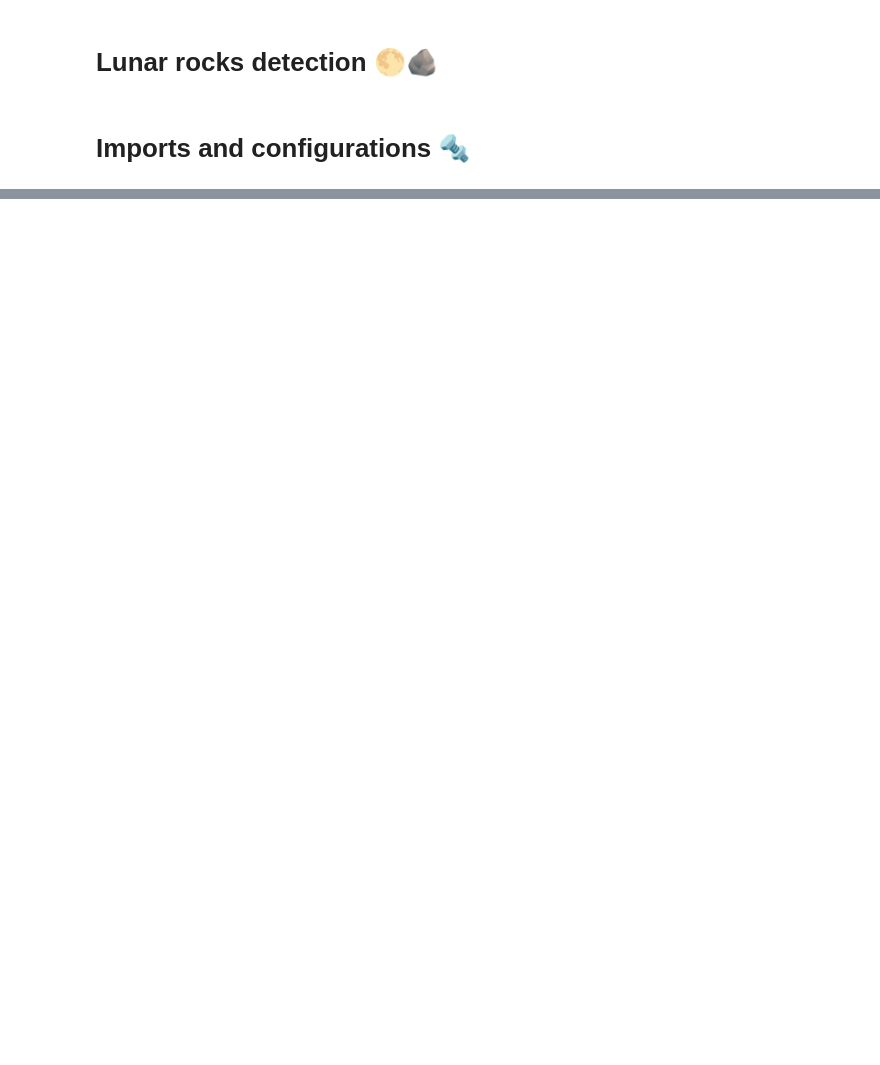
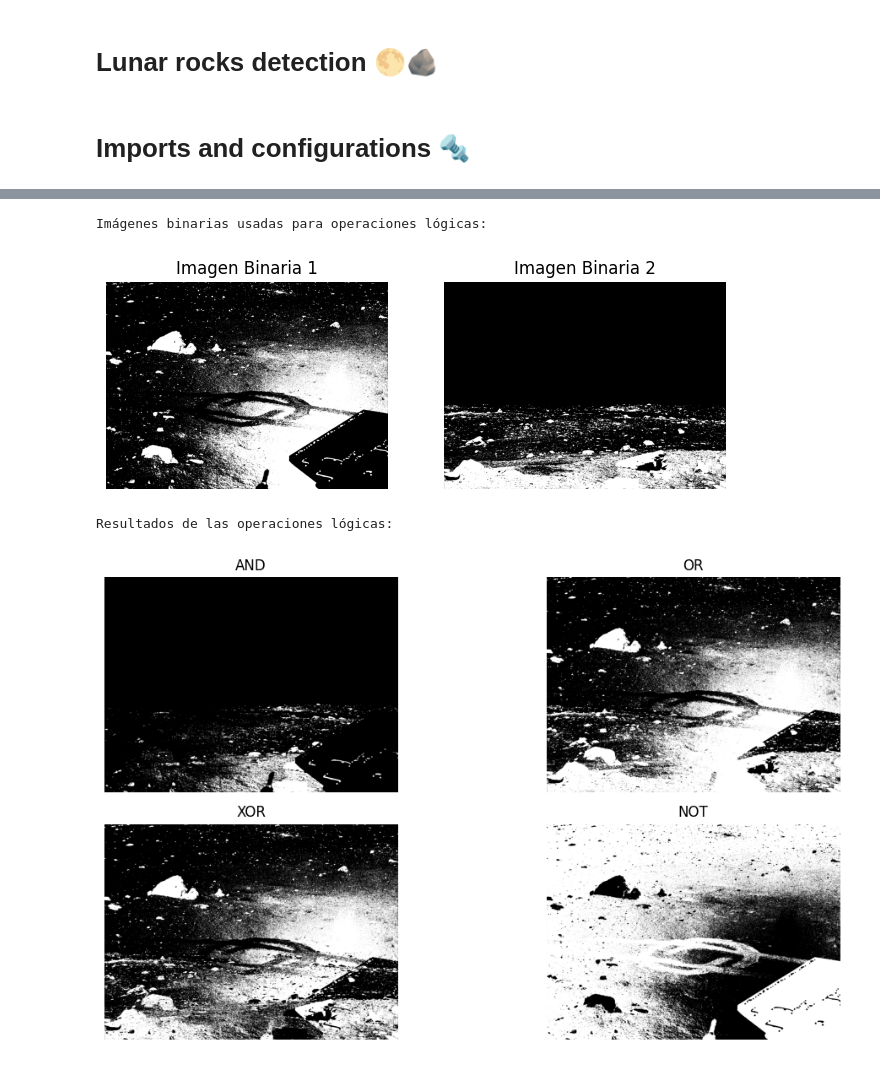
Before and after one commit to esteban2505J/rocksDetectionLab, a Jupyter notebook: rockDetection.ipynb, the cells around one changed output, grey strips where cells are left out. Drawn from its saved outputs; the diff is of its cells as text; code cells hidden in the pictures; blank space fills up the shorter version.

```diff
--- a/rockDetection.ipynb
+++ b/rockDetection.ipynb
@@ -28,11 +28,17 @@ image_files = [f'assets/real_moon_images/TCAM{i}.png' for i in range(1, 10)]
 # Leer las imágenes usando OpenCV
 images = [cv2.imread(file) for file in image_files]
 
+
 # Mostrar la primera imagen
 plt.imshow(images[0])
 plt.title('Imagen a color')
 plt.axis('off')
 plt.show()
+
+# Obtener el tamaño y tipo de las imagenes
+for i, img in enumerate(images):
+    print(f'Imagen {i+1}: Tamaño: {img.shape}, Tipo de dato: {img.dtype}')
+
 
 
 # mostrar los canales de color de la primera imagen
@@ -59,10 +65,10 @@ plt.axis('off')
 plt.show()
 
 # Convertir las imágenes a escala de grises
-imges_gray = [cv2.cvtColor(img, cv2.COLOR_BGR2GRAY) for img in images]
+images_gray = [cv2.cvtColor(img, cv2.COLOR_BGR2GRAY) for img in images]
 
 # Convertir la imagen a escala de grises
-gray_image = [imges_gray[0], imges_gray[1], imges_gray[2]]
+gray_image = [images_gray[0], images_gray[1], images_gray[2]]
 
 # Mostrar las imagen en escala de grises
 plt.figure(figsize=(12,4))
@@ -84,7 +90,7 @@ plt.show()
 
 # conversion de las imagenes a binario unsando un umbral fijo
 
-binary_images = [cv2.threshold(img, 127, 255, cv2.THRESH_BINARY)[1] for img in imges_gray]
+binary_images = [cv2.threshold(img, 127, 255, cv2.THRESH_BINARY)[1] for img in images_gray]
 
 plt.figure(figsize=(6,6))
 plt.imshow(binary_images[0] , cmap='gray')
@@ -94,7 +100,7 @@ plt.show()
 
 # binarizacion usando un umbral adaptativo
 adaptive_binary_images = [cv2.adaptiveThreshold(img, 255, cv2.ADAPTIVE_THRESH_GAUSSIAN_C,
-                                               cv2.THRESH_BINARY, 11, 2) for img in imges_gray]
+                                               cv2.THRESH_BINARY, 11, 2) for img in images_gray]
 
 plt.figure(figsize=(6,6))
 plt.imshow(adaptive_binary_images[0] , cmap='gray')
@@ -110,0 +234,59 @@ Canales de color de imagen #1:
+# %%
+binary1 = binary_images[2]
+binary2 = binary_images[3]
+
+# Operaciones lógicas
+
+# 1. AND
+and_image = cv2.bitwise_and(binary1, binary2)
+# 2. OR
+or_image = cv2.bitwise_or(binary1, binary2)
+# 3. XOR
+xor_image = cv2.bitwise_xor(binary1, binary2)
+# 4. NOT (inversión) de la primera imagen
+not_image = cv2.bitwise_not(binary1)
+
+# Imagenes binarias antes del procesamiento
+print("Imágenes binarias usadas para operaciones lógicas:")
+plt.figure(figsize=(8, 4))
+plt.subplot(1, 2, 1)
+plt.imshow(binary1, cmap='gray')
+plt.title('Imagen Binaria 1')
+plt.axis('off')
+plt.subplot(1, 2, 2)
+plt.imshow(binary2, cmap='gray')
+plt.title('Imagen Binaria 2')
+plt.axis('off')
+plt.show()
+
+print("Resultados de las operaciones lógicas:")
+# Mostrar resultados
+plt.figure(figsize=(12, 6))
+
+plt.subplot(2, 2, 1)
+plt.imshow(and_image, cmap='gray')
+plt.title('AND')
+plt.axis('off')
+
+plt.subplot(2, 2, 2)
+plt.imshow(or_image, cmap='gray')
+plt.title('OR')
+plt.axis('off')
+
+plt.subplot(2, 2, 3)
+plt.imshow(xor_image, cmap='gray')
+plt.title('XOR')
+plt.axis('off')
+
+plt.subplot(2, 2, 4)
+plt.imshow(not_image, cmap='gray')
+plt.title('NOT')
+plt.axis('off')
+
+plt.tight_layout()
+plt.show()
+# %% [output]
+Imágenes binarias usadas para operaciones lógicas:
+[figure, added]
+Resultados de las operaciones lógicas:
+[figure, added]
```
Also changed, not shown: parts of 7 cells of this notebook.
